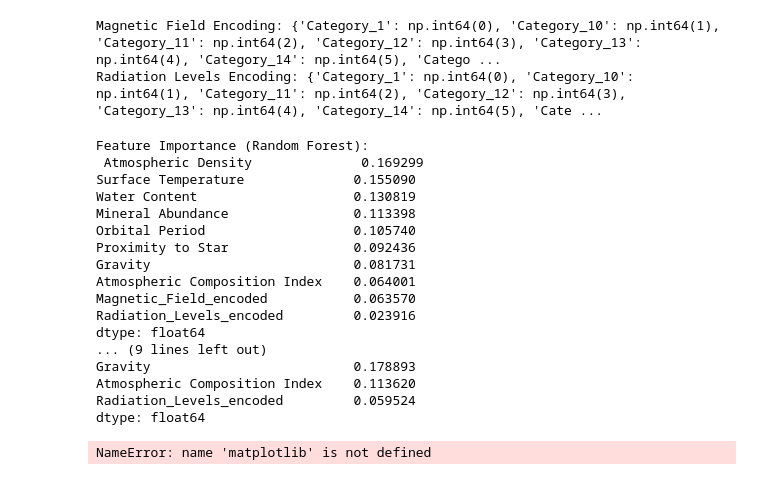
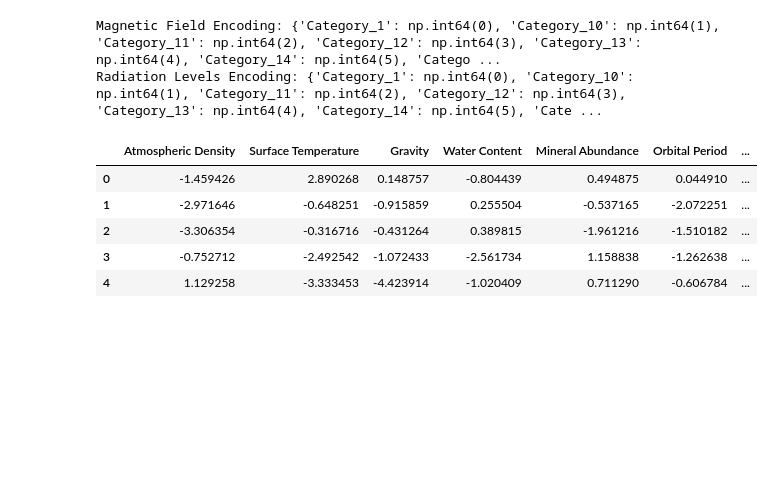
Before and after one commit to samudraneel05/CosmicClassifier, a Jupyter notebook: checktrain.ipynb, the cells around one changed output. Saved outputs shown, nothing was run; the diff lists cells and outputs as text; code cells hidden in the pictures; blank space fills up the shorter version.

```diff
--- a/checktrain.ipynb
+++ b/checktrain.ipynb
@@ -108,62 +108,12 @@ print("Radiation Levels Encoding:", dict(zip(radiation_encoder.classes_, radiati
 # %% [output]
 Magnetic Field Encoding: {'Category_1': np.int64(0), 'Category_10': np.int64(1), 'Category_11': np.int64(2), 'Category_12': np.int64(3), 'Category_13': np.int64(4), 'Category_14': np.int64(5), 'Catego ...
 Radiation Levels Encoding: {'Category_1': np.int64(0), 'Category_10': np.int64(1), 'Category_11': np.int64(2), 'Category_12': np.int64(3), 'Category_13': np.int64(4), 'Category_14': np.int64(5), 'Cate ...
-# %%
-from sklearn.ensemble import RandomForestClassifier
-from sklearn.feature_selection import mutual_info_classif
-import pandas as pd
-
-# Define features (X) and target (y)
-X = df[['Atmospheric Density', 'Surface Temperature', 'Gravity', 'Water Content',
-        'Mineral Abundance', 'Orbital Period', 'Proximity to Star',
-        'Magnetic_Field_encoded', 'Radiation_Levels_encoded', 'Atmospheric Composition Index']]
-
-y = df['Prediction']  # Target variable
-
-# Train a RandomForest model
-rf = RandomForestClassifier(n_estimators=100, random_state=42)
-rf.fit(X, y)
-
-# Get feature importance scores
-feature_importance = pd.Series(rf.feature_importances_, index=X.columns).sort_values(ascending=False)
-
-# Print results
-print("Feature Importance (Random Forest):\n", feature_importance)
-
-# Calculate Mutual Information
-mutual_info = mutual_info_classif(X, y)
-mutual_info_series = pd.Series(mutual_info, index=X.columns).sort_values(ascending=False)
-
-print("\nMutual Information Scores:\n", mutual_info_series)
-# %% [output]
-Feature Importance (Random Forest):
- Atmospheric Density              0.169299
-Surface Temperature              0.155090
-Water Content                    0.130819
-Mineral Abundance                0.113398
-Orbital Period                   0.105740
-Proximity to Star                0.092436
-Gravity                          0.081731
-Atmospheric Composition Index    0.064001
-Magnetic_Field_encoded           0.063570
-Radiation_Levels_encoded         0.023916
-dtype: float64
-... (9 lines left out)
-Gravity                          0.178893
-Atmospheric Composition Index    0.113620
-Radiation_Levels_encoded         0.059524
-dtype: float64
-# %%
-from sklearn.tree import DecisionTreeClassifier
-import matplotlib.pyplot as plt
-from sklearn.tree import plot_tree
-
-dt = DecisionTreeClassifier(max_depth=3, random_state=42)
-dt.fit(X, y)
-
-plt.figure(figsize=(12, 6))
-plot_tree(dt, feature_names=X.columns, class_names=[str(i) for i in range(10)], filled=True)
-matplotlib.use("TkAgg")
-plt.show()
-# %% [output]
-NameError: name 'matplotlib' is not defined
+# %%
+df.head()
+# %% [output]
+|  | Atmospheric Density | Surface Temperature | Gravity | Water Content | Mineral Abundance | Orbital Period | ... |
+| 0 | -1.459426 | 2.890268 | 0.148757 | -0.804439 | 0.494875 | 0.044910 | ... |
+| 1 | -2.971646 | -0.648251 | -0.915859 | 0.255504 | -0.537165 | -2.072251 | ... |
+| 2 | -3.306354 | -0.316716 | -0.431264 | 0.389815 | -1.961216 | -1.510182 | ... |
+| 3 | -0.752712 | -2.492542 | -1.072433 | -2.561734 | 1.158838 | -1.262638 | ... |
+| 4 | 1.129258 | -3.333453 | -4.423914 | -1.020409 | 0.711290 | -0.606784 | ... |
```
Also changed, not shown: parts of 12 cells of this notebook.
